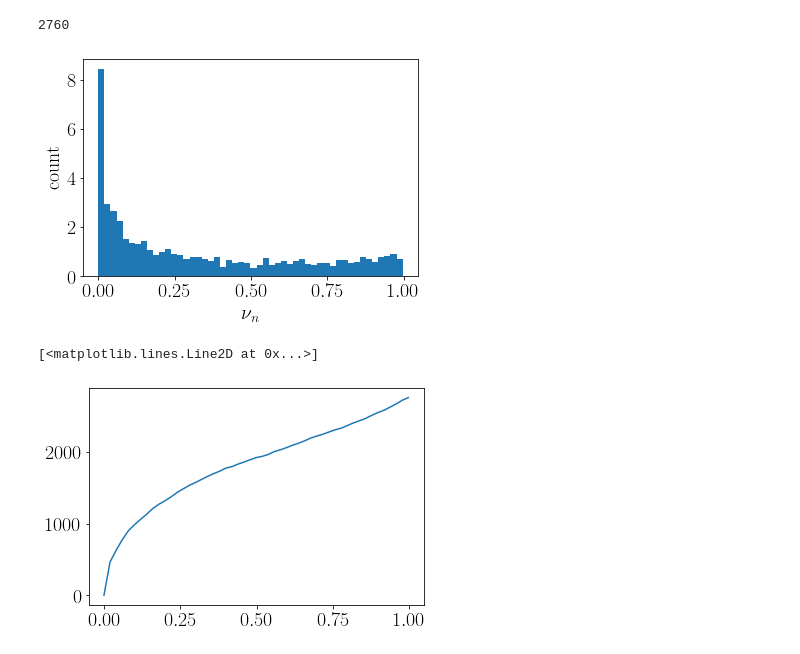
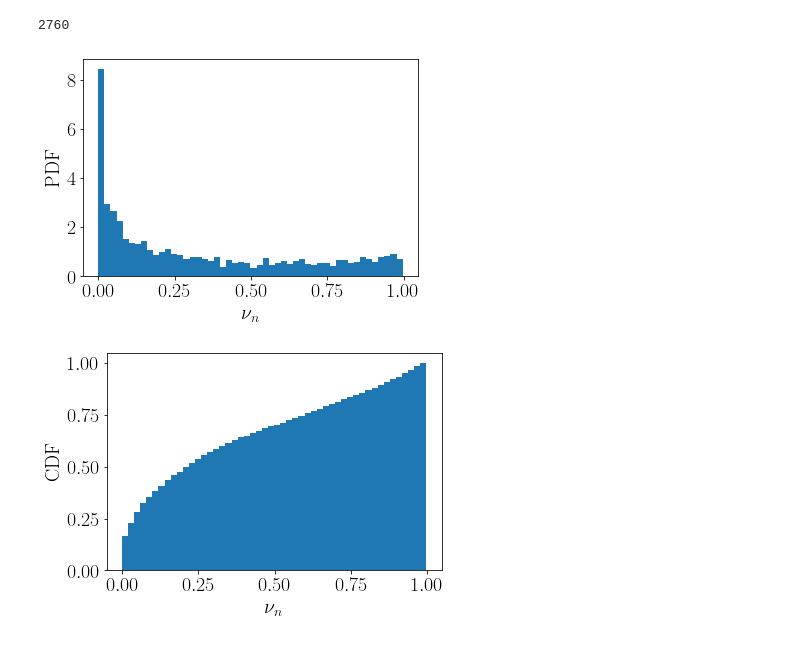
Before and after one commit to mishra-n/DESI-II-LyaProjections, a Jupyter notebook: Test.ipynb, the cells around one changed output. Cells and saved outputs as stored; diff of their text form; code cells hidden in the pictures.

```diff
--- a/Test.ipynb
+++ b/Test.ipynb
@@ -127,7 +127,7 @@ for i, item in enumerate(qso):
 # %%
 n, bins, patches = plt.hist(nu_n_guad, bins=50, density=True)
 plt.xlabel(r'$\nu_{n}$')
-plt.ylabel('count')
+plt.ylabel('PDF')
 plt.show()
 # %% [output]
-[figure, old version]
+[figure, new version]
@@ -138,5 +134,7 @@ for i in range(len(bins)):
 # %%
-plt.plot(bins, cdf)
+n, bins, patches = plt.hist(nu_n_guad, bins=50, density=True, cumulative=True)
+plt.xlabel(r'$\nu_{n}$')
+plt.ylabel('CDF')
+plt.show()
 # %% [output]
-[<matplotlib.lines.Line2D at 0x...>]
-[figure, old version]
+[figure, new version]
```
Also changed, not shown: parts of 1 cell of this notebook.
